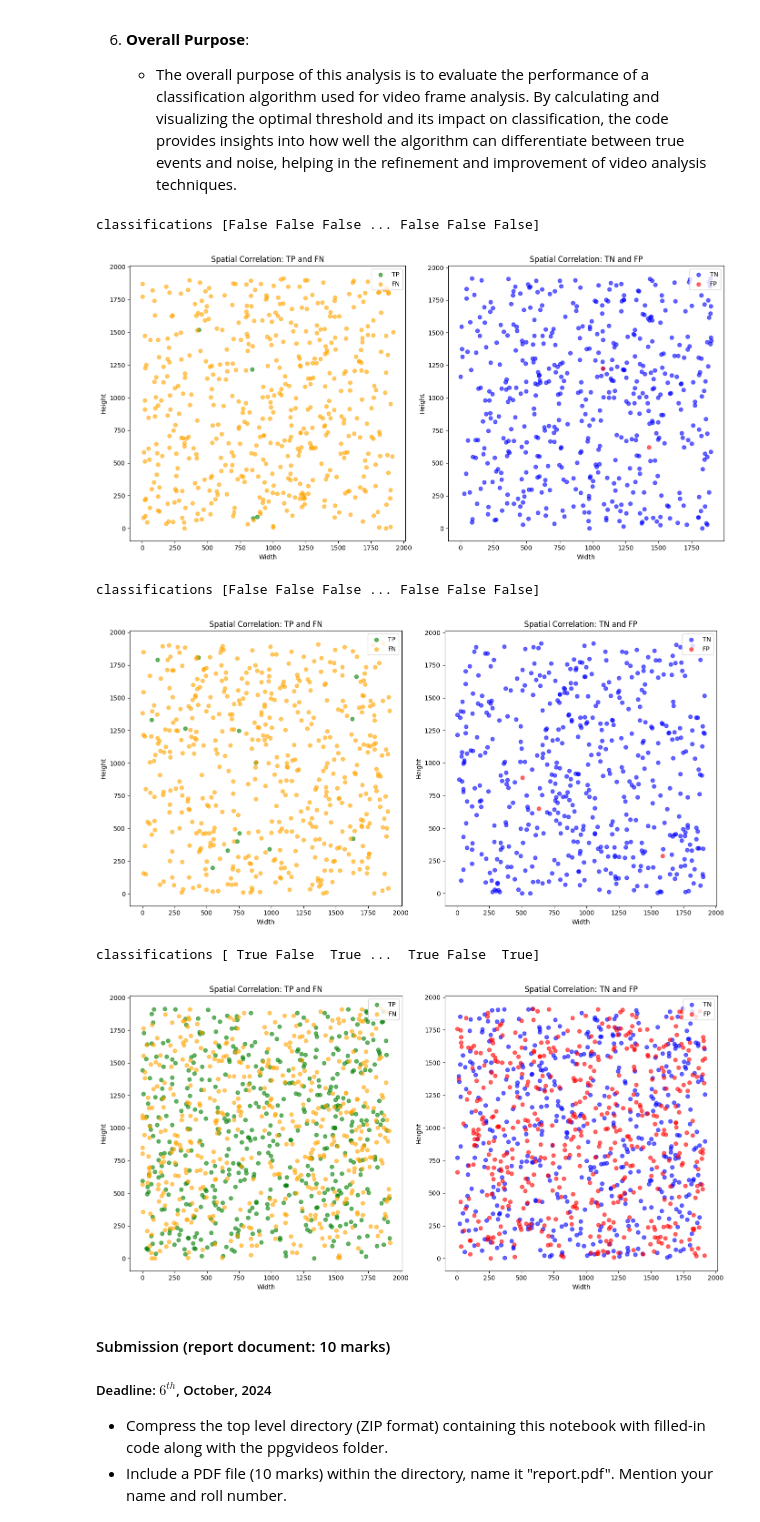
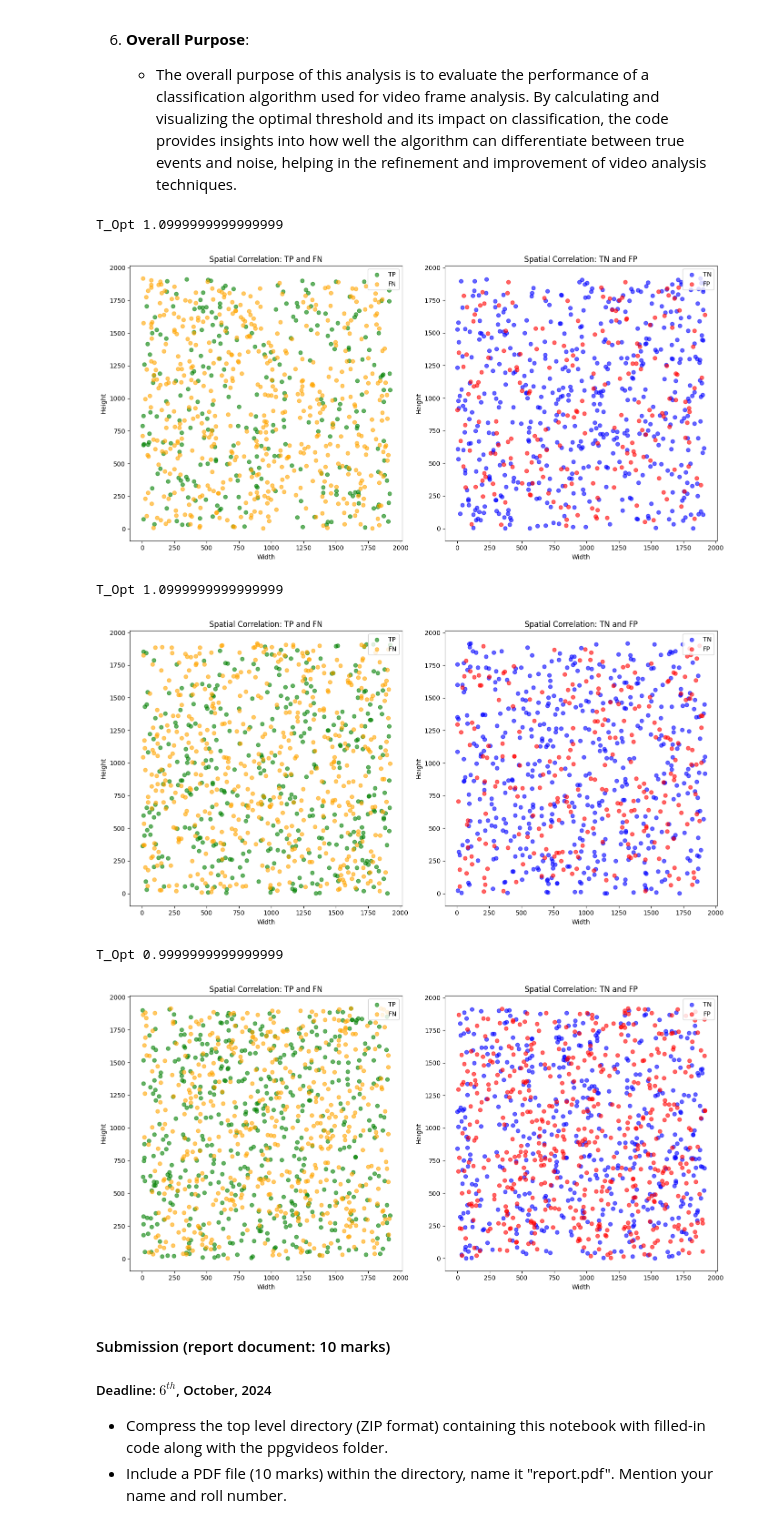
Before and after one commit to dipendughosh/programs, a Jupyter notebook: mtech_2023/sem-3/ssiot/ass-1/CS23M509_CS6650D24/homework1_UoP6650_D24.ipynb, the cells around one changed output. Drawn from its saved outputs; the diff is of its cells as text; code cells hidden in the pictures.

```diff
--- a/mtech_2023/sem-3/ssiot/ass-1/CS23M509_CS6650D24/homework1_UoP6650_D24.ipynb
+++ b/mtech_2023/sem-3/ssiot/ass-1/CS23M509_CS6650D24/homework1_UoP6650_D24.ipynb
@@ -935,10 +935,13 @@ def find_optimal_threshold(pfa, pd, thresholds):
                maximum probability of detection (maxPd), and minimum probability of false alarm (minPfa).
     """
     # Calculate the PD/PFA ratio for each threshold
-    lrt = pd / (pfa + 1e-6)  # Adding a small value to avoid division by zero
-
+    # The below process is done to avoid division by zero
+    non_zero_mask = pfa != 0
+    pd_pfa_ratios = np.full_like(pfa, np.nan)
+    pd_pfa_ratios[non_zero_mask] = pd[non_zero_mask] / pfa[non_zero_mask]
+    pd_pfa_ratios[~non_zero_mask] = 0
     # Find the index of the maximum ratio
-    optimalIdx = np.argmax(lrt)
+    optimalIdx = np.argmax(pd_pfa_ratios)
 
     # Get the optimal threshold and corresponding PD and PFA
     TOpt = thresholds[optimalIdx]
@@ -982,9 +985,6 @@ def classify_samples(redPixelsMax, redPixelsMin, TOpt):
 
     # Apply likelihood ratio test: classify based on whether pH1 >= (TOpt * pH0)
     classifications = pH1 >= (TOpt) * pH0
-
-    # Debugging: Print classifications array
-    print("classifications " + str(classifications))
 
     # Initialize lists for storing the classified samples
     truePositives = []  # Samples classified as positive and are actually positive
@@ -1077,39 +1077,40 @@ for videoIndex in videoFrames:
     frameWidth = int(frameHeightValues[videoIndex])
 
     pfa = np.array(pdPfaThresholds[videoIndex]["PFA"], dtype=float)
     pd = np.array(pdPfaThresholds[videoIndex]["PD"], dtype=float)
     thresholds = pdPfaThresholds[videoIndex]["Thresholds"]
 
     # Find optimal threshold for each video
     T_OPT, max_pd, min_pfa = find_optimal_threshold(pfa, pd, thresholds)
+    print(f"T_Opt {T_OPT}" )
 
     redPixelsMax = redPixels[videoIndex]["RedPixelsMax"]
     redPixelsMin = redPixels[videoIndex]["RedPixelsMin"]
 
     # Classify the samples based on T_OPT
     TP, TN, FP, FN = classify_samples(redPixelsMax, redPixelsMin, T_OPT)
 
     # Generate random pixel locations for plotting
     sampleSize = 500  # Set fixed sample size
     pixelLocationsTp = [(np.random.randint(0, frameHeight), np.random.randint(0, frameWidth)) for _ in range(min(sampleSize, len(TP)))]
     pixelLocationsTn = [(np.random.randint(0, frameHeight), np.random.randint(0, frameWidth)) for _ in range(min(sampleSize, len(TN)))]
     pixelLocationsFp = [(np.random.randint(0, frameHeight), np.random.randint(0, frameWidth)) for _ in range(min(sampleSize, len(FP)))]
     pixelLocationsFn = [(np.random.randint(0, frameHeight), np.random.randint(0, frameWidth)) for _ in range(min(sampleSize, len(FN)))]
 
     # Combine all locations and labels for plotting
     allLocations = pixelLocationsTp + pixelLocationsTn + pixelLocationsFp + pixelLocationsFn
     allLabels = (["TP"] * len(pixelLocationsTp)) + (["TN"] * len(pixelLocationsTn)) + \
                  (["FP"] * len(pixelLocationsFp)) + (["FN"] * len(pixelLocationsFn))
 
     # Plot the spatial correlation of good and bad samples
     plot_spatial_correlation(allLocations, allLabels, frameShape=(frameHeight, frameWidth))
 # %% [output]
-classifications [False False False ... False False False]
+T_Opt 1.0999999999999999
-[figure, old version]
+[figure, new version]
-classifications [False False False ... False False False]
+T_Opt 1.0999999999999999
-[figure, old version]
+[figure, new version]
-classifications [ True False  True ...  True False  True]
+T_Opt 0.9999999999999999
-[figure, old version]
+[figure, new version]
 # %% [markdown]
 #### Submission (report document: 10 marks)
 ##### Deadline: $6^{th}$, October, 2024
```
Also changed, not shown: parts of 3 cells of this notebook, 3 other files.
